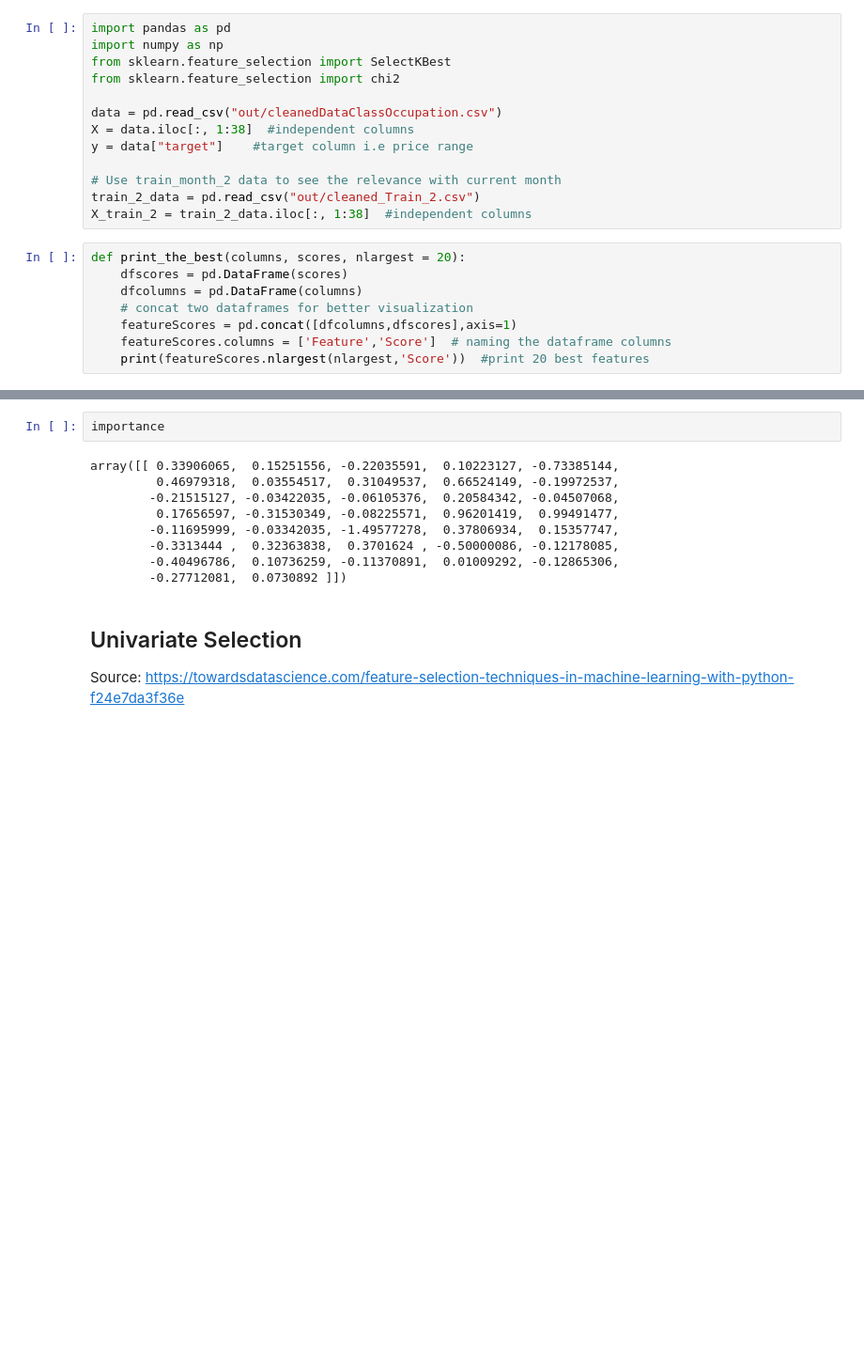
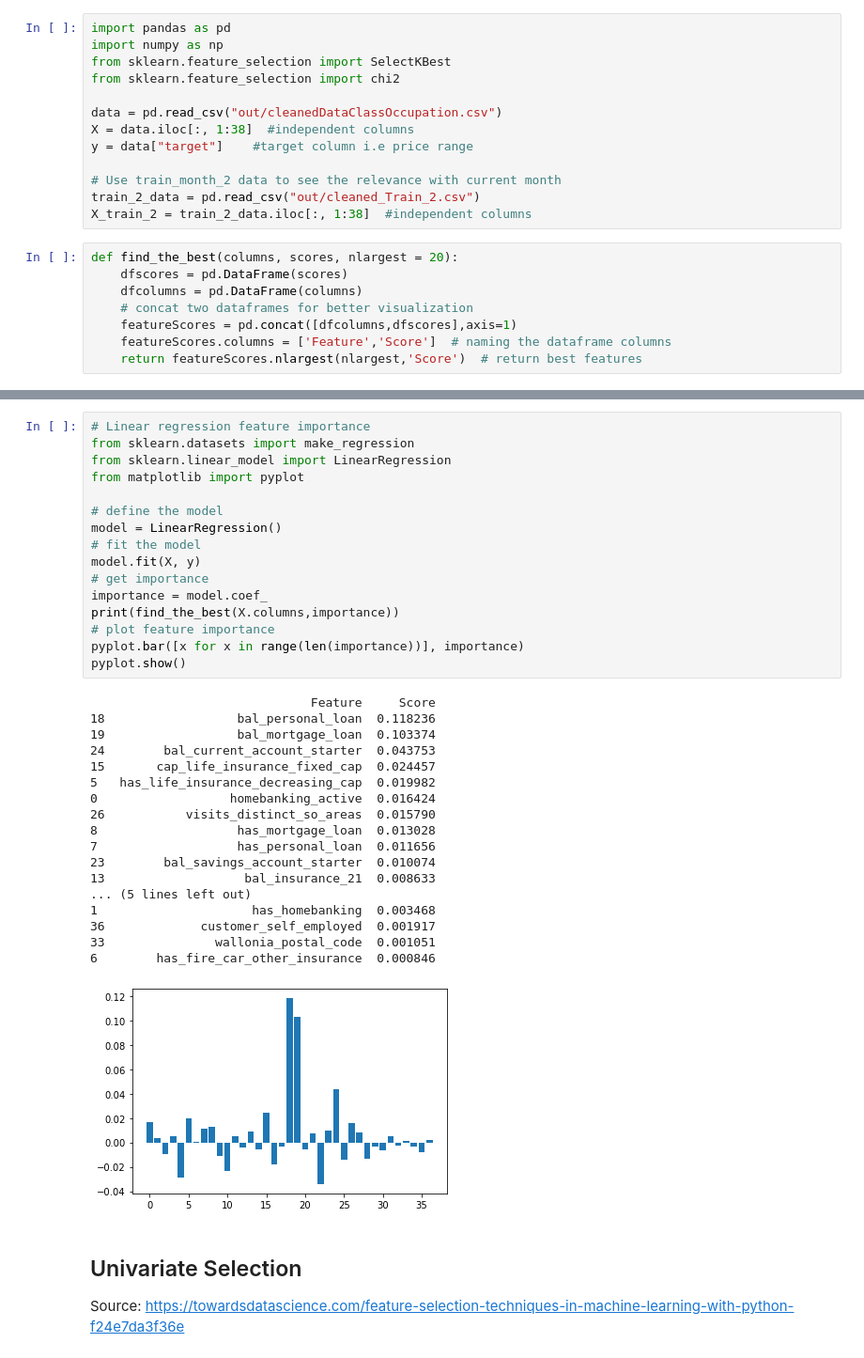
Before and after one commit to bilgeyucel/advance-analytics, a Jupyter notebook: feature_selection.ipynb, the cells around one changed output, grey strips where cells are left out. Shown at 94% size. Cells and saved outputs as stored; diff of their text form; blank space fills up the shorter version.

```diff
--- a/feature_selection.ipynb
+++ b/feature_selection.ipynb
@@ -14,10 +14,10 @@ y = data["target"]    #target column i.e price range
 train_2_data = pd.read_csv("out/cleaned_Train_2.csv")
 X_train_2 = train_2_data.iloc[:, 1:38]  #independent columns
 # %%
-def print_the_best(columns, scores, nlargest = 20):
+def find_the_best(columns, scores, nlargest = 20):
     dfscores = pd.DataFrame(scores)
     dfcolumns = pd.DataFrame(columns)
     # concat two dataframes for better visualization
     featureScores = pd.concat([dfcolumns,dfscores],axis=1)
     featureScores.columns = ['Feature','Score']  # naming the dataframe columns
-    print(featureScores.nlargest(nlargest,'Score'))  #print 20 best features
+    return featureScores.nlargest(nlargest,'Score')  # return best features
@@ -69,15 +67,39 @@ Please also refer to the documentation for alternative solver options:
 [figure]
-# %%
-importance
-# %% [output]
-array([[ 0.33906065,  0.15251556, -0.22035591,  0.10223127, -0.73385144,
-         0.46979318,  0.03554517,  0.31049537,  0.66524149, -0.19972537,
-        -0.21515127, -0.03422035, -0.06105376,  0.20584342, -0.04507068,
-         0.17656597, -0.31530349, -0.08225571,  0.96201419,  0.99491477,
-        -0.11695999, -0.03342035, -1.49577278,  0.37806934,  0.15357747,
-        -0.3313444 ,  0.32363838,  0.3701624 , -0.50000086, -0.12178085,
-        -0.40496786,  0.10736259, -0.11370891,  0.01009292, -0.12865306,
-        -0.27712081,  0.0730892 ]])
+# %%
+# Linear regression feature importance
+from sklearn.datasets import make_regression
+from sklearn.linear_model import LinearRegression
+from matplotlib import pyplot
+
+# define the model
+model = LinearRegression()
+# fit the model
+model.fit(X, y)
+# get importance
+importance = model.coef_
+print(find_the_best(X.columns,importance))
+# plot feature importance
+pyplot.bar([x for x in range(len(importance))], importance)
+pyplot.show()
+# %% [output]
+                              Feature     Score
+18                  bal_personal_loan  0.118236
+19                  bal_mortgage_loan  0.103374
+24        bal_current_account_starter  0.043753
+15       cap_life_insurance_fixed_cap  0.024457
+5   has_life_insurance_decreasing_cap  0.019982
+0                  homebanking_active  0.016424
+26           visits_distinct_so_areas  0.015790
+8                   has_mortgage_loan  0.013028
+7                   has_personal_loan  0.011656
+23        bal_savings_account_starter  0.010074
+13                   bal_insurance_21  0.008633
+... (5 lines left out)
+1                     has_homebanking  0.003468
+36             customer_self_employed  0.001917
+33               wallonia_postal_code  0.001051
+6        has_fire_car_other_insurance  0.000846
+[figure, added]
 # %% [markdown]
 ## Univariate Selection
 
```
Also changed, not shown: parts of 3 cells of this notebook.
